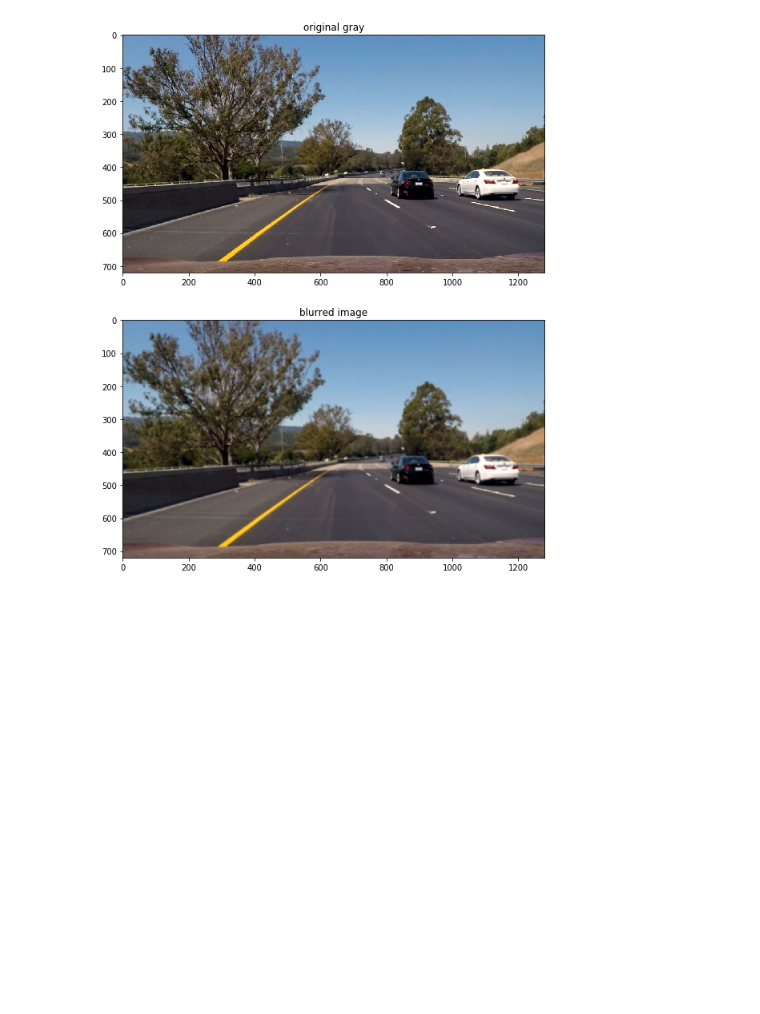
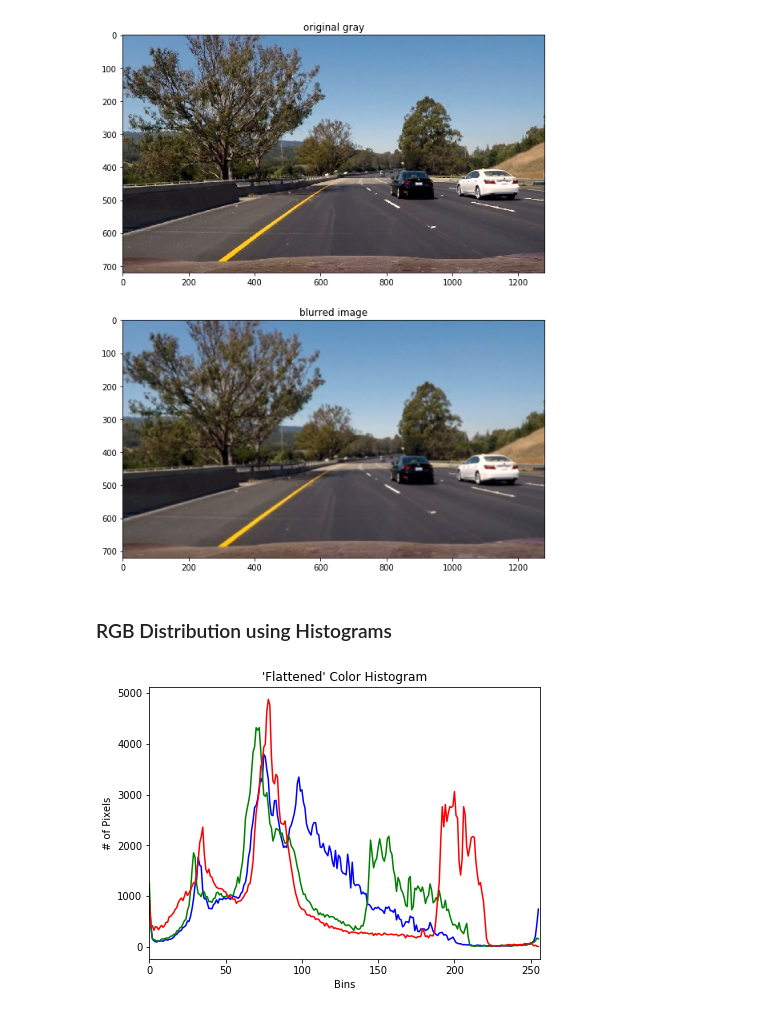
Before and after one commit to Defcon27/Image-Search-using-Parallel-Computing, a Jupyter notebook: ImageHistVisualizations.ipynb, the cells around one changed output. Drawn from its saved outputs; the diff is of its cells as text; code cells hidden in the pictures; blank space fills up the shorter version.

Commit message:
modified plotRGBDis.. to inlcuded axis params

```diff
--- a/ImageHistVisualizations.ipynb
+++ b/ImageHistVisualizations.ipynb
@@ -58,3 +60,29 @@ ax2.imshow(filtered_image, cmap='gray')
 plt.show()
 # %% [output]
 [figure]
+# %% [markdown]
+### RGB Distribution using Histograms
+# %%
+image = cv2.imread("Image_Database/road.jpg")
+image = cv2.cvtColor(image,cv2.COLOR_BGR2RGB)
+image  = cv2.resize(image, (500,500))
+
+chans = cv2.split(image)
+colors = ("b", "g", "r")
+plt.figure(figsize=(7,5))
+plt.title("'Flattened' Color Histogram")
+plt.xlabel("Bins")
+plt.ylabel("# of Pixels")
+features = []
+# loop over the image channels
+for (chan, color) in zip(chans, colors):
+	# create a histogram for the current channel and
+	# concatenate the resulting histograms for each
+	# channel
+	hist = cv2.calcHist([chan], [0], None, [256], [0, 256])
+	features.extend(hist)
+	# plot the histogram
+	plt.plot(hist, color = color)
+	plt.xlim([0, 256])
+# %% [output]
+[figure, added]
```
Also changed, not shown: parts of 4 cells of this notebook, 1 other file.
